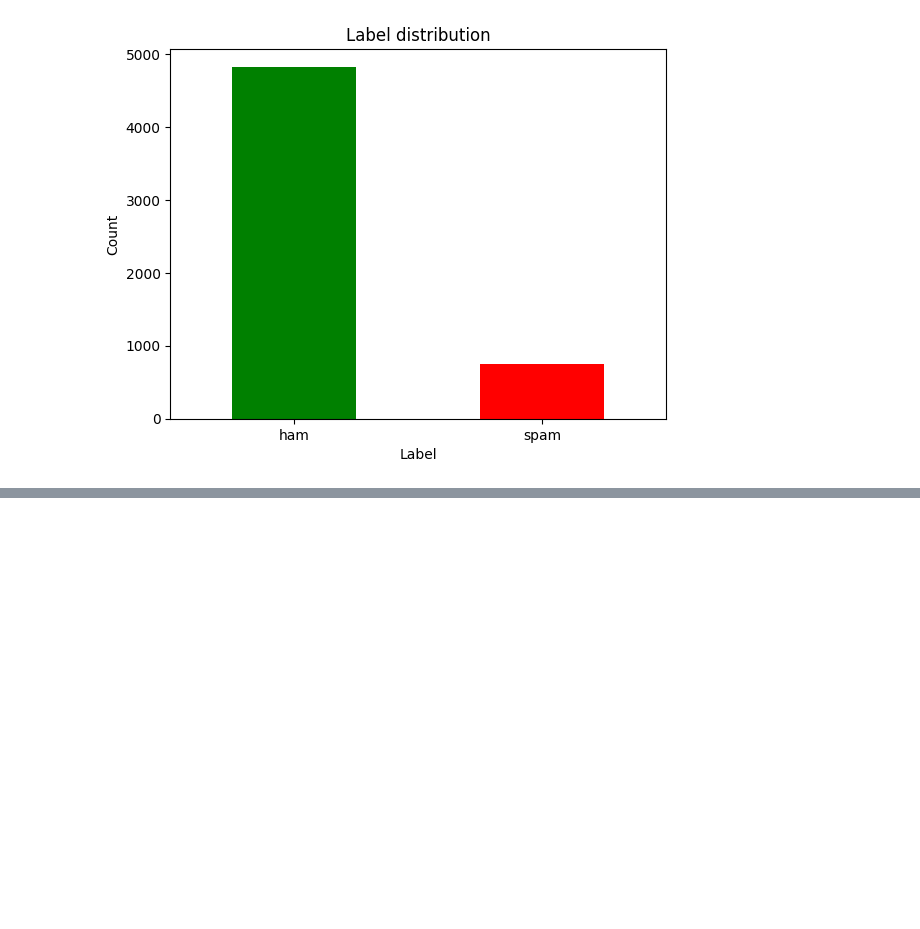
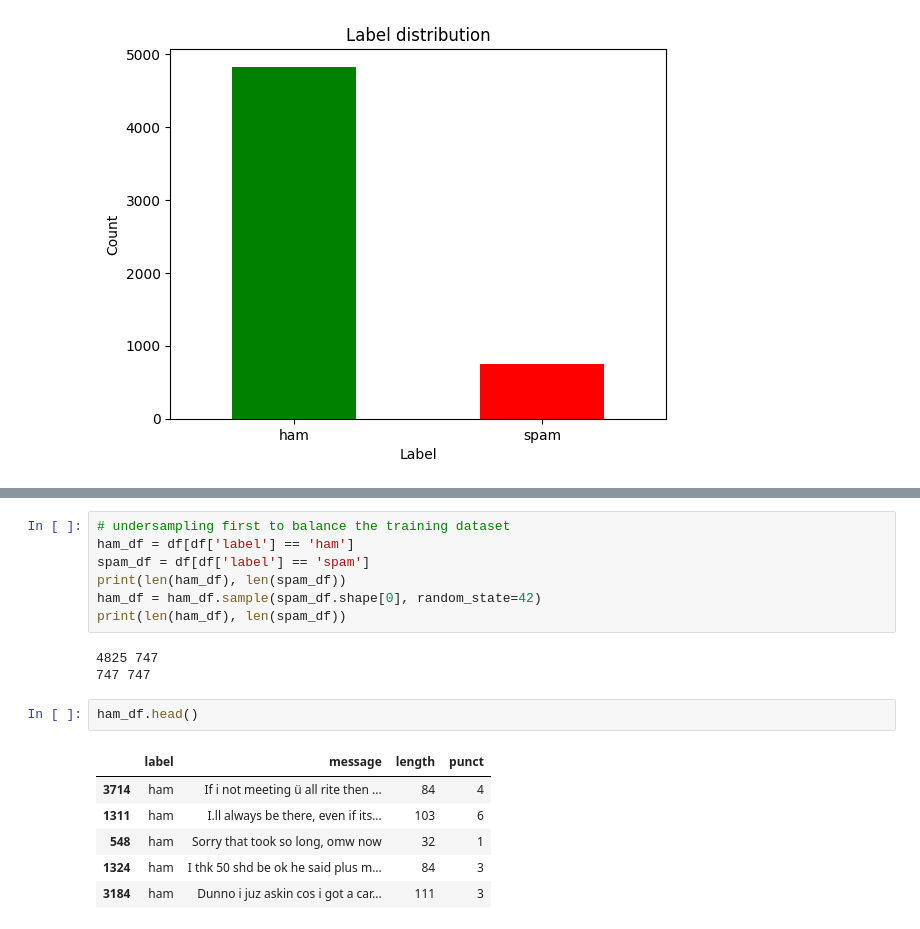
Before and after one commit to melliottgithub/machine-learning, a Jupyter notebook: nlp/spam_classification/index.ipynb, the cells around one changed output, grey strips where cells are left out. Saved outputs shown, nothing was run; the diff lists cells and outputs as text; blank space fills up the shorter version.

```diff
--- a/nlp/spam_classification/index.ipynb
+++ b/nlp/spam_classification/index.ipynb
@@ -105,0 +106,19 @@ plt.show()
+# %%
+# undersampling first to balance the training dataset
+ham_df = df[df['label'] == 'ham']
+spam_df = df[df['label'] == 'spam']
+print(len(ham_df), len(spam_df))
+ham_df = ham_df.sample(spam_df.shape[0], random_state=42)
+print(len(ham_df), len(spam_df))
+# %% [output]
+4825 747
+747 747
+# %%
+ham_df.head()
+# %% [output]
+|  | label | message | length | punct |
+| 3714 | ham | If i not meeting ü all rite then ... | 84 | 4 |
+| 1311 | ham | I.ll always be there, even if its... | 103 | 6 |
+| 548 | ham | Sorry that took so long, omw now | 32 | 1 |
+| 1324 | ham | I thk 50 shd be ok he said plus m... | 84 | 3 |
+| 3184 | ham | Dunno i juz askin cos i got a car... | 111 | 3 |
```
Also changed, not shown: parts of 26 cells of this notebook, 6 other files.
